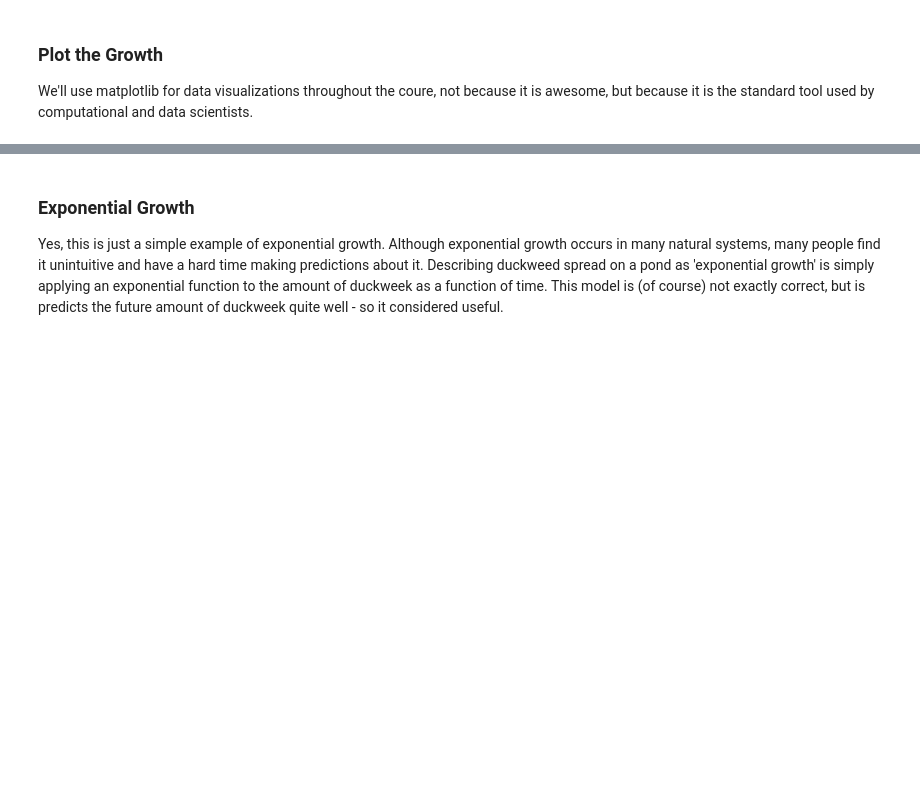
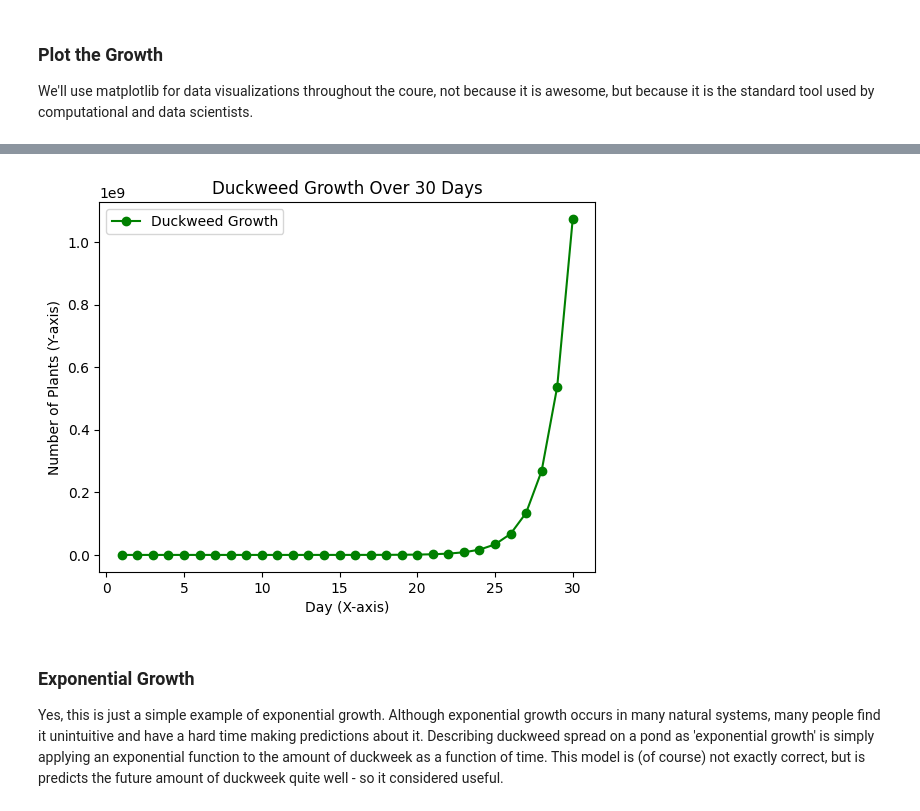
Before and after one commit to arsh20004/arsh20004.github.io, a Jupyter notebook: lessons/week01-models.ipynb, the cells around one changed output, grey strips where cells are left out. Drawn from its saved outputs; the diff is of its cells as text; code cells hidden in the pictures; blank space fills up the shorter version.

```diff
--- a/lessons/week01-models.ipynb
+++ b/lessons/week01-models.ipynb
@@ -37,0 +20,5 @@ The pond is fully covered on day 30, so it's half-covered on day 29.
+# %%
+nplants = 2
+for day in range (2,31):
+  nplants = 2*nplants
+  print(day,nplants)
@@ -89,3 +46,35 @@ plt.show()
+# %%
+
+
+# Simple example of plotting
+nplants = 2
+x = []  # X-axis values (days)
+y = []  # Y-axis values (number of plants)
+
+for day in range(1, 31):
+    x.append(day)
+    y.append(nplants)
+    nplants *= 2
+
+# Create the plot
+# plt.figure(figsize=(8, 5))
+plt.plot(x, y, label='Duckweed Growth', color='green', linestyle='-', marker='o')
+
+# Add labels and title
+plt.xlabel('Day (X-axis)')
+plt.ylabel('Number of Plants (Y-axis)')
+plt.title('Duckweed Growth Over 30 Days')
+
+# Add a legend
+plt.legend()
+
+# Display grid
+# plt.grid(True, linestyle='--', linewidth=0.5)
+
+# Show the plot
+plt.show()
+# %% [output]
+[figure, added]
 # %% [markdown]
 ### Exponential Growth
 Yes, this is just a simple example of exponential growth.  Although exponential growth occurs in many natural systems, many people find it unintuitive and have a hard time making predictions about it.  Describing duckweed spread on a pond as 'exponential growth' is simply applying an exponential function to the amount of duckweek as a function of time.  This model is (of course) not exactly correct, but is predicts the future amount of duckweek quite well - so it considered useful.
```
Also changed, not shown: parts of 3 cells of this notebook.
